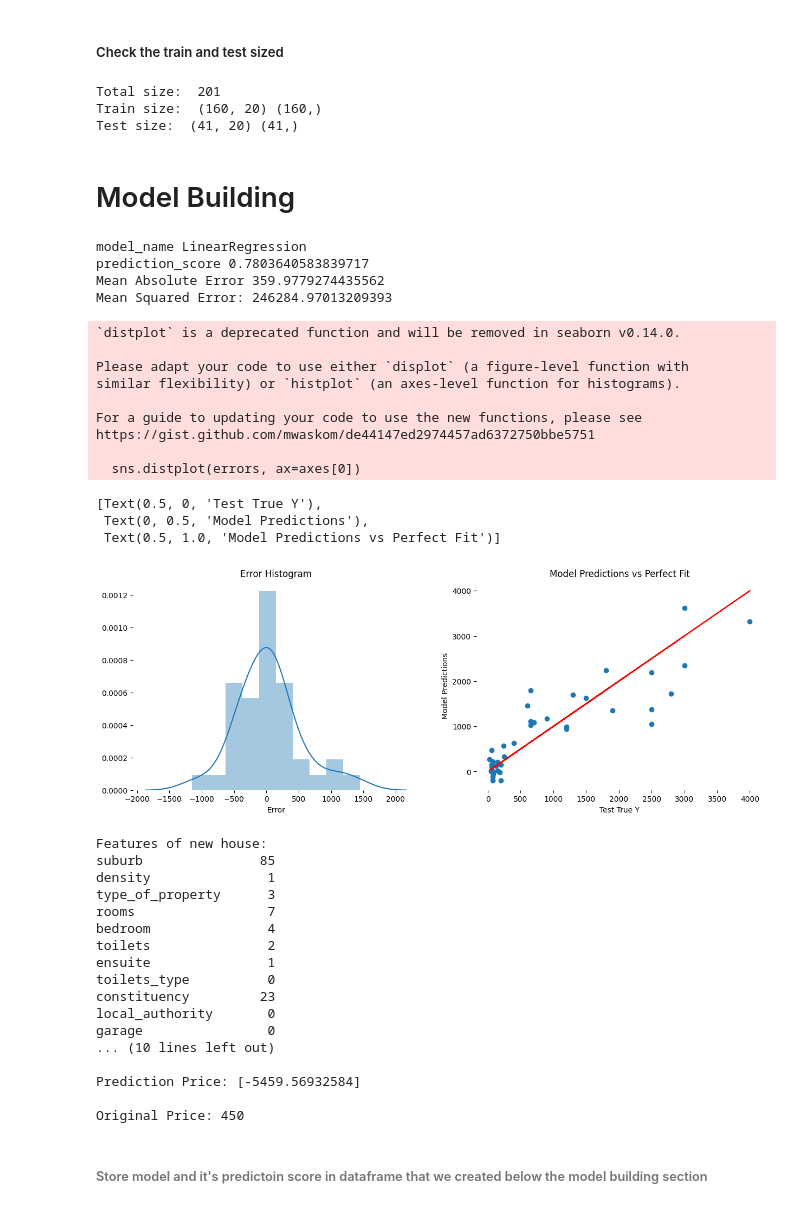
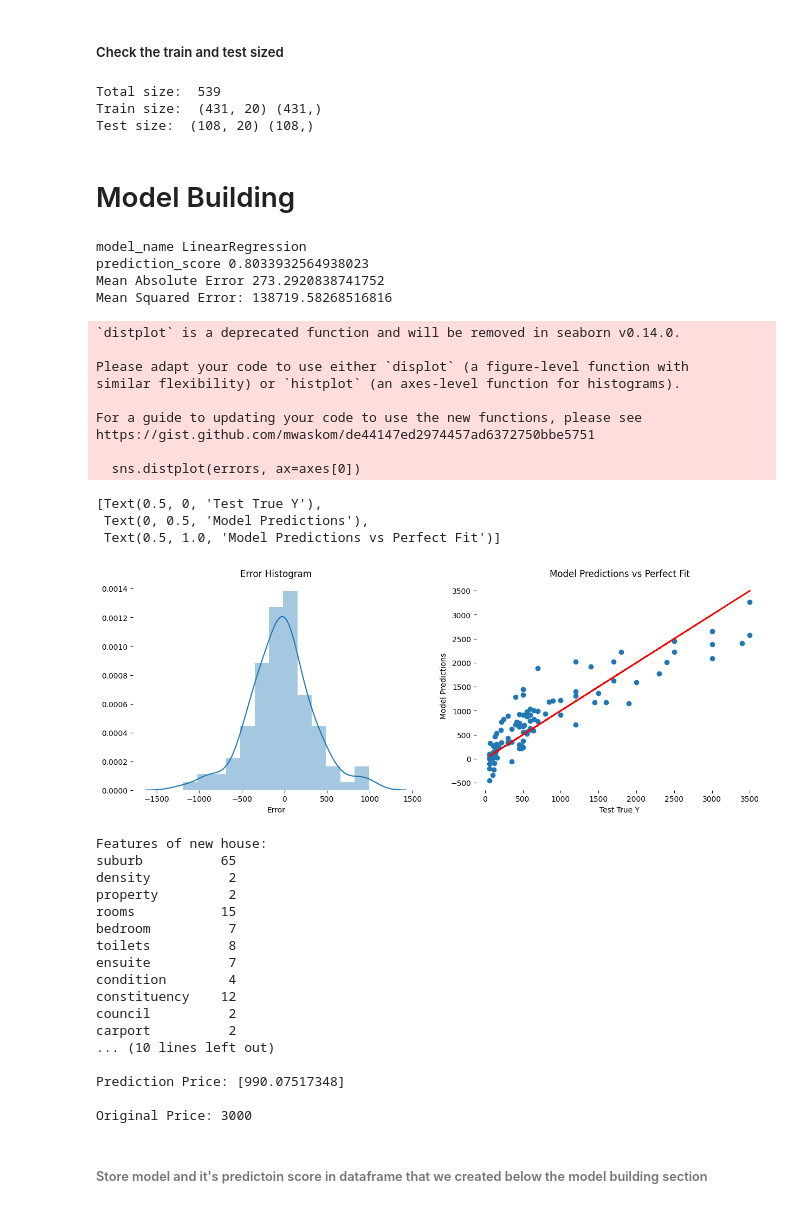
Before and after one commit to iamtatendakagande/irental, a Jupyter notebook: machine/model/HarareRentPredictionModel.ipynb, the cells around one changed output. Drawn from its saved outputs; the diff is of its cells as text; code cells hidden in the pictures.

```diff
--- a/machine/model/HarareRentPredictionModel.ipynb
+++ b/machine/model/HarareRentPredictionModel.ipynb
@@ -5,6 +5,6 @@ from matplotlib import pyplot as plt
 import seaborn as sns
 from plotly import express as p
 # %%
-data = pd.read_csv('../dataset/updated.csv')
+data = pd.read_csv('../data/harare-metropolian-updated.csv')
 data.shape
 # %% [output]
@@ -474,9 +475,9 @@ print("Total size: ", data.shape[0])
 print("Train size: ", train_X.shape, train_Y.shape)
 print("Test size: ", test_X.shape, test_Y.shape)
 # %% [output]
-Total size:  201
-Train size:  (160, 20) (160,)
-Test size:  (41, 20) (41,)
+Total size:  539
+Train size:  (431, 20) (431,)
+Test size:  (108, 20) (108,)
 # %% [markdown]
 # Model Building
 # %%
@@ -509,38 +510,38 @@ mse = mean_squared_error(test_Y, lr_model_predicted)
 print("Mean Squared Error:", mse)
 # %% [output]
 model_name LinearRegression
-prediction_score 0.7803640583839717
-Mean Absolute Error 359.9779274435562
-Mean Squared Error: 246284.97013209393
+prediction_score 0.8033932564938023
+Mean Absolute Error 273.2920838741752
+Mean Squared Error: 138719.58268516816
 # %%
 f, axes = plt.subplots(1, 2,figsize=(15,5))
 
 # Our model predictions
 plt.scatter(test_Y,lr_model_predicted)
 
 # Perfect predictions
 plt.plot(test_Y,test_Y,'r')
 
-errors = test_Y.values.reshape(1, 41) - lr_model_predicted
+errors = test_Y.values.reshape(1, 108) - lr_model_predicted
 sns.distplot(errors, ax=axes[0])
 
 sns.despine(left=True, bottom=True)
 axes[0].set(xlabel='Error', ylabel='', title='Error Histogram')
 axes[1].set(xlabel='Test True Y', ylabel='Model Predictions', title='Model Predictions vs Perfect Fit')
 # %% [output]
 `distplot` is a deprecated function and will be removed in seaborn v0.14.0.
 
 Please adapt your code to use either `displot` (a figure-level function with
 similar flexibility) or `histplot` (an axes-level function for histograms).
 
 For a guide to updating your code to use the new functions, please see
 https://gist.github.com/mwaskom/de44147ed2974457ad6372750bbe5751
 
   sns.distplot(errors, ax=axes[0])
 [Text(0.5, 0, 'Test True Y'),
  Text(0, 0.5, 'Model Predictions'),
  Text(0.5, 1.0, 'Model Predictions vs Perfect Fit')]
-[figure, old version]
+[figure, new version]
 # %%
 # features of new house
 single_house = data.drop('price',axis=1).iloc[0]
@@ -556,22 +557,22 @@ print('\nPrediction Price:', lr_model.predict(single_house))
 print('\nOriginal Price:',data.iloc[0]['price'])
 # %% [output]
 Features of new house:
-suburb               85
-density               1
-type_of_property      3
-rooms                 7
-bedroom               4
-toilets               2
-ensuite               1
-toilets_type          0
-constituency         23
-local_authority       0
-garage                0
+suburb          65
+density          2
+property         2
+rooms           15
+bedroom          7
+toilets          8
+ensuite          7
+condition        4
+constituency    12
+council          2
+carport          2
 ... (10 lines left out)
 
-Prediction Price: [-5459.56932584]
+Prediction Price: [990.07517348]
 
-Original Price: 450
+Original Price: 3000
 # %% [markdown]
 ###### Store model and it's predictoin score in dataframe that we created below the model building section
 # %% [markdown]
```
Also changed, not shown: parts of 57 cells of this notebook, 56 other files.
